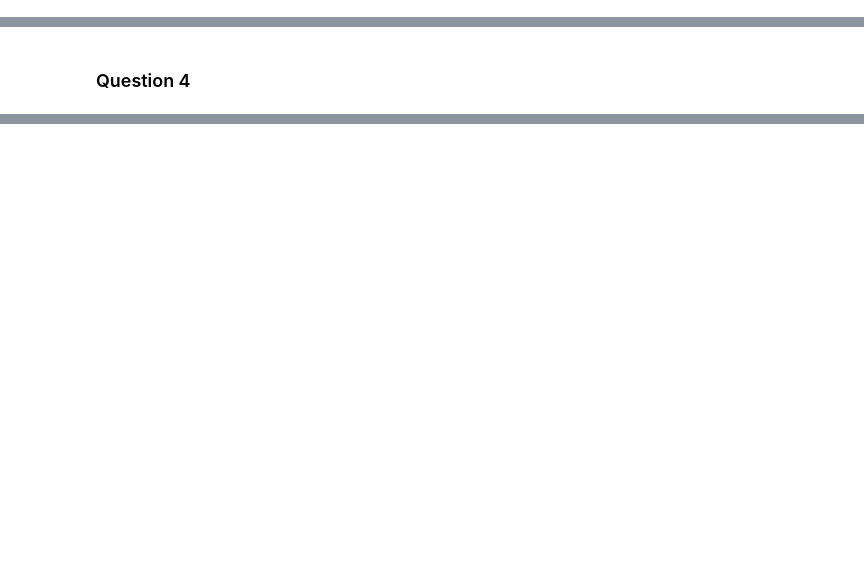
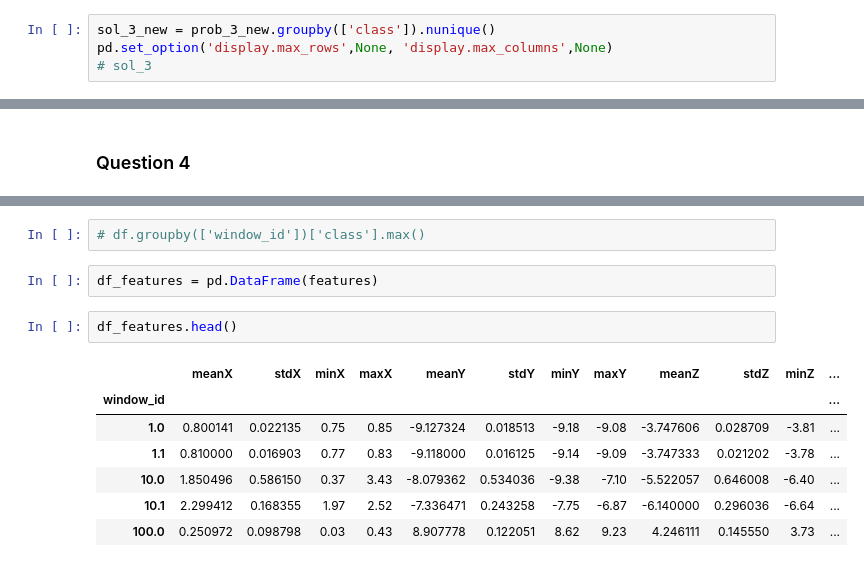
Before and after one commit to Arush0113/CE784, a Jupyter notebook: Arush_CE784_assignment2.ipynb, the cells around one changed output, grey strips where cells are left out. Saved outputs shown, nothing was run; the diff lists cells and outputs as text; blank space fills up the shorter version.

```diff
--- a/Arush_CE784_assignment2.ipynb
+++ b/Arush_CE784_assignment2.ipynb
@@ -346,0 +351,4 @@ sol_3
+# %%
+sol_3_new = prob_3_new.groupby(['class']).nunique()
+pd.set_option('display.max_rows',None, 'display.max_columns',None)
+# sol_3
@@ -348,0 +413,14 @@ sol_3
+# %%
+# df.groupby(['window_id'])['class'].max()
+# %%
+df_features = pd.DataFrame(features)
+# %%
+df_features.head()
+# %% [output]
+|  | meanX | stdX | minX | maxX | meanY | stdY | minY | maxY | meanZ | stdZ | minZ | ... |
+| window_id |  |  |  |  |  |  |  |  |  |  |  | ... |
+| 1.0 | 0.800141 | 0.022135 | 0.75 | 0.85 | -9.127324 | 0.018513 | -9.18 | -9.08 | -3.747606 | 0.028709 | -3.81 | ... |
+| 1.1 | 0.810000 | 0.016903 | 0.77 | 0.83 | -9.118000 | 0.016125 | -9.14 | -9.09 | -3.747333 | 0.021202 | -3.78 | ... |
+| 10.0 | 1.850496 | 0.586150 | 0.37 | 3.43 | -8.079362 | 0.534036 | -9.38 | -7.10 | -5.522057 | 0.646008 | -6.40 | ... |
+| 10.1 | 2.299412 | 0.168355 | 1.97 | 2.52 | -7.336471 | 0.243258 | -7.75 | -6.87 | -6.140000 | 0.296036 | -6.64 | ... |
+| 100.0 | 0.250972 | 0.098798 | 0.03 | 0.43 | 8.907778 | 0.122051 | 8.62 | 9.23 | 4.246111 | 0.145550 | 3.73 | ... |
```
Also changed, not shown: parts of 10 cells of this notebook.
